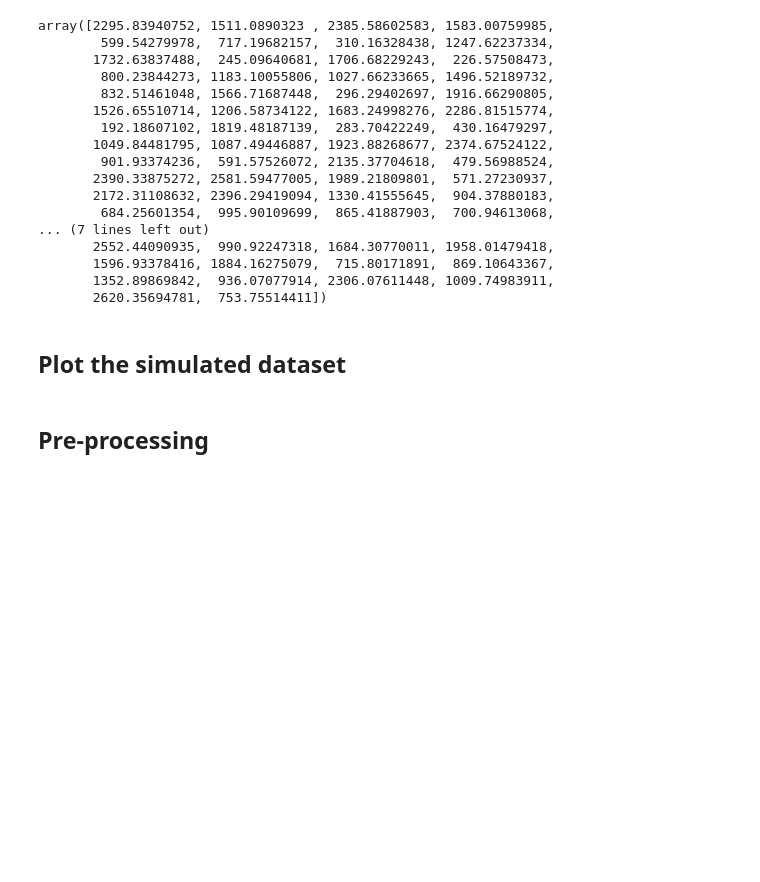
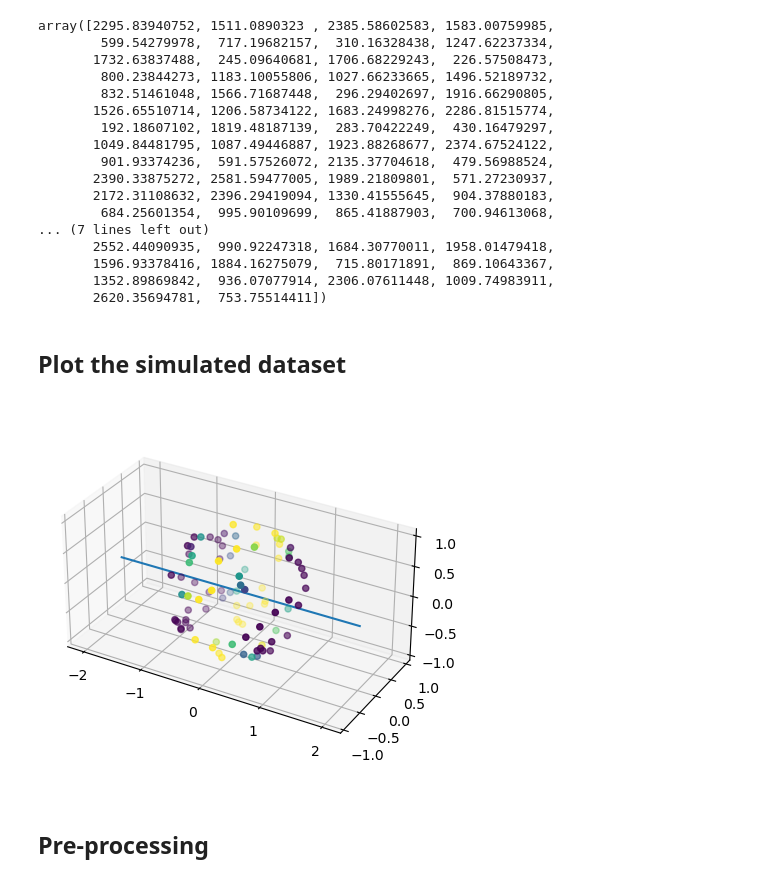
Before and after one commit to AlesRessler/AlesMScProject, a Jupyter notebook: 04 Simulated dataset from diffusion tensor model.ipynb, the cells around one changed output. Saved outputs shown, nothing was run; the diff lists cells and outputs as text; code cells hidden in the pictures; blank space fills up the shorter version.

```diff
--- a/04 Simulated dataset from diffusion tensor model.ipynb
+++ b/04 Simulated dataset from diffusion tensor model.ipynb
@@ -50,14 +50,18 @@ array([2295.83940752, 1511.0890323 , 2385.58602583, 1583.00759985,
 # %% [markdown]
 ## Plot the simulated dataset
 # %%
-%matplotlib qt
+#%matplotlib qt
 
 voxel = dwis
 
 fig = plt.figure()
 ax = fig.add_subplot(111, projection="3d")
 ax.scatter(qhat[0],qhat[1],qhat[2],c=voxel,vmin=1000,vmax=2000)
+ax.plot([-2,2],[0,0],[0,0])
+ax.set_aspect('equal')
 plt.show()
+# %% [output]
+[figure, added]
 # %% [markdown]
 ## Pre-processing
 # %% [markdown]
```
Also changed, not shown: parts of 9 cells of this notebook, 1 other file.
